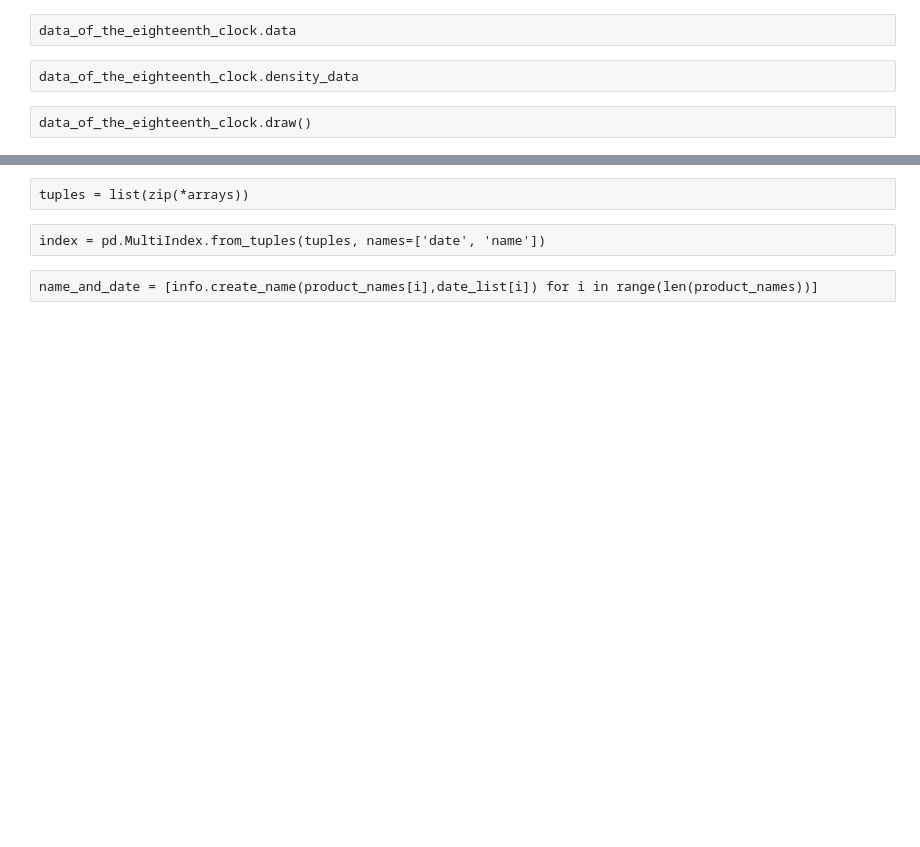
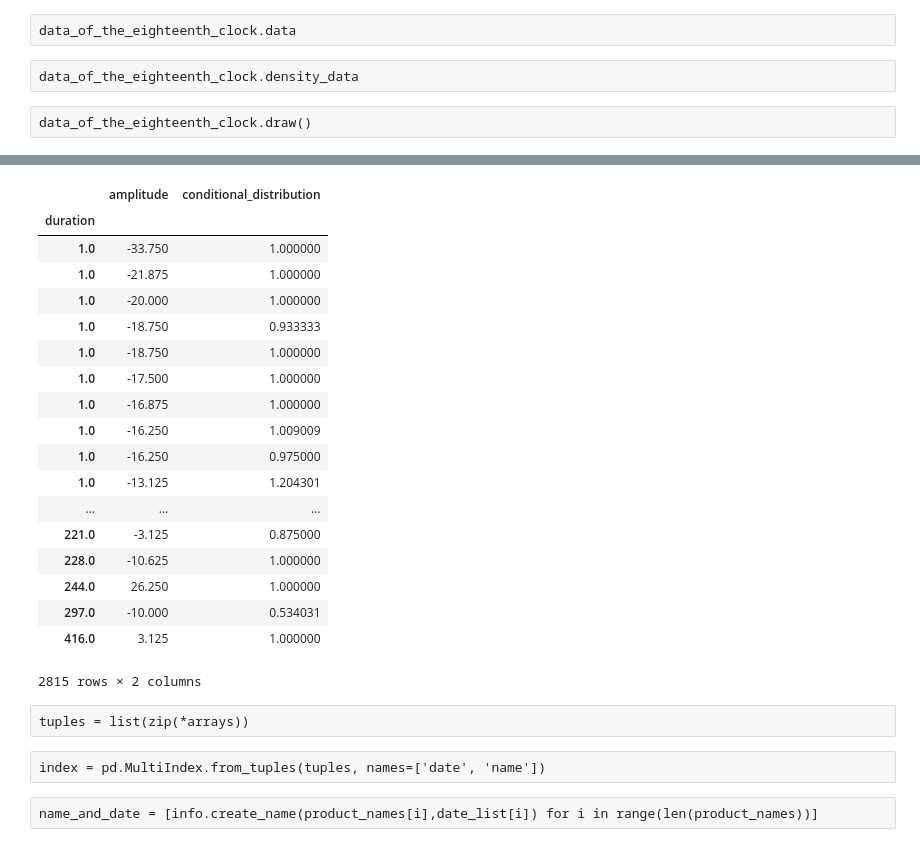
Before and after one commit to birdalugur/cefis2, a Jupyter notebook: main.ipynb, the cells around one changed output, grey strips where cells are left out. Saved outputs shown, nothing was run; the diff lists cells and outputs as text; code cells hidden in the pictures; blank space fills up the shorter version.

```diff
--- a/main.ipynb
+++ b/main.ipynb
@@ -330,3 +306,7 @@ data_of_the_eighteenth_clock.data
 data_of_the_eighteenth_clock.density_data
 # %% [raw]
 data_of_the_eighteenth_clock.draw()
+# %%
+df = pd.read_csv("6AU8_6BU8.csv",usecols=["Unnamed: 0","duration","amplitude"])
+# %%
+den=Density(df)
@@ -333,3 +322,25 @@ data_of_the_eighteenth_clock.draw()
+# %%
+den.get_distribution("duration").reset_index(level=1)
+# %% [output]
+|  | amplitude | conditional_distribution |
+| duration |  |  |
+| 1.0 | -33.750 | 1.000000 |
+| 1.0 | -21.875 | 1.000000 |
+| 1.0 | -20.000 | 1.000000 |
+| 1.0 | -18.750 | 0.933333 |
+| 1.0 | -18.750 | 1.000000 |
+| 1.0 | -17.500 | 1.000000 |
+| 1.0 | -16.875 | 1.000000 |
+| 1.0 | -16.250 | 1.009009 |
+| 1.0 | -16.250 | 0.975000 |
+| 1.0 | -13.125 | 1.204301 |
+| ... | ... | ... |
+| 221.0 | -3.125 | 0.875000 |
+| 228.0 | -10.625 | 1.000000 |
+| 244.0 | 26.250 | 1.000000 |
+| 297.0 | -10.000 | 0.534031 |
+| 416.0 | 3.125 | 1.000000 |
+2815 rows × 2 columns
 # %% [raw]
 tuples = list(zip(*arrays))
 # %% [raw]
```
Also changed, not shown: parts of 5 cells of this notebook, 2 other files.
